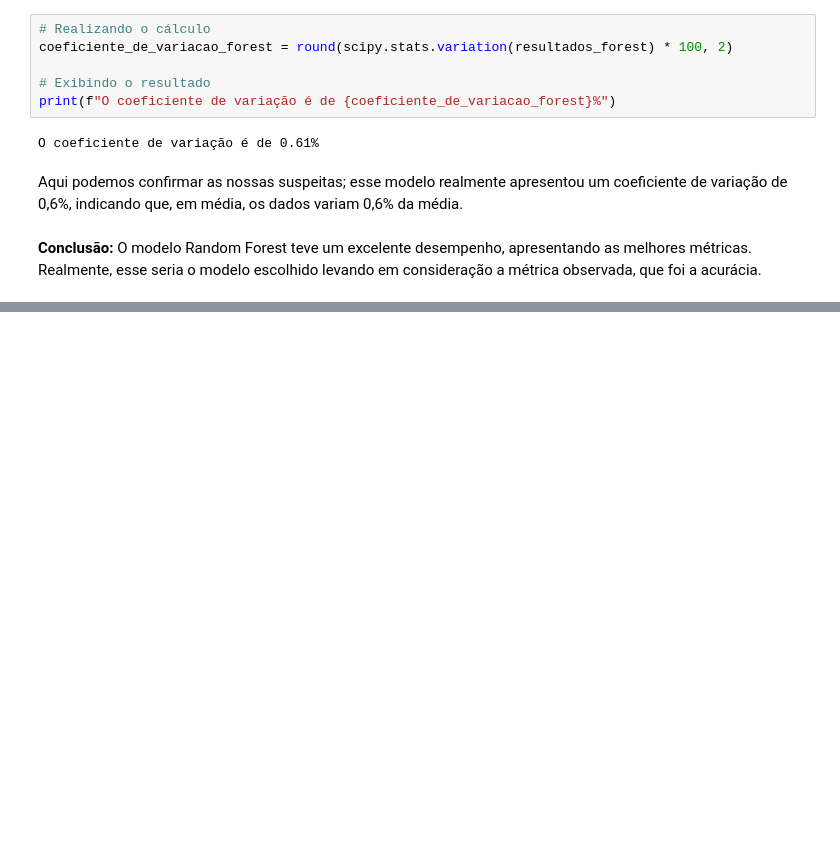
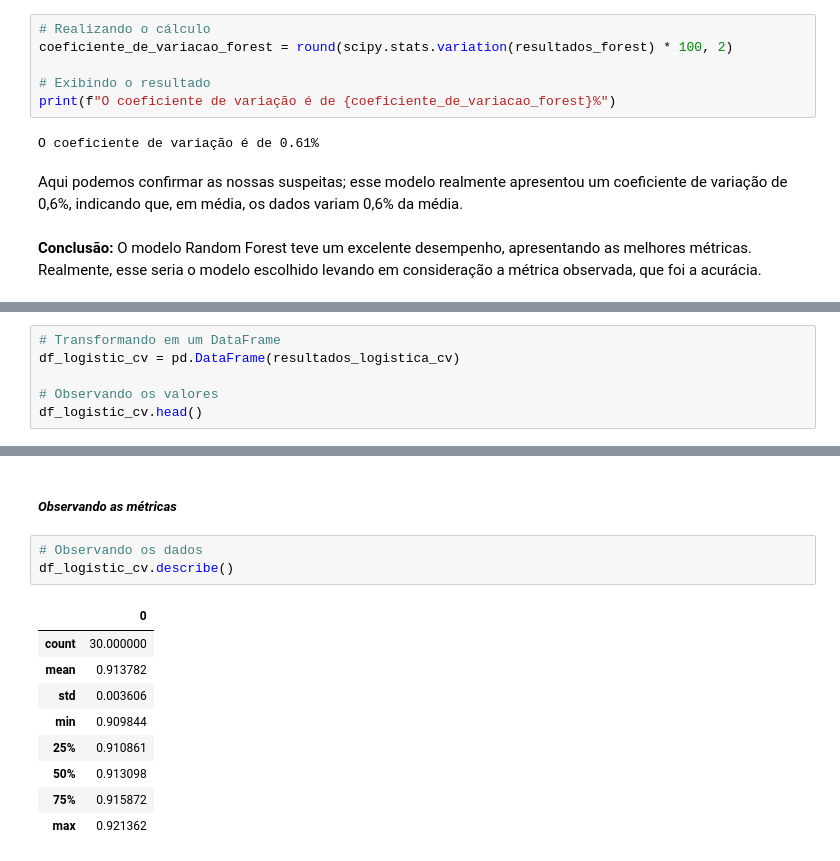
Before and after one commit to JosenildoJunior/StatPyDataScience, a Jupyter notebook: Medidas_de_posição_e_dispersão.ipynb, the cells around one changed output, grey strips where cells are left out. Saved outputs shown, nothing was run; the diff lists cells and outputs as text; blank space fills up the shorter version.

```diff
--- a/Medidas_de_posição_e_dispersão.ipynb
+++ b/Medidas_de_posição_e_dispersão.ipynb
@@ -1073,0 +1191,6 @@ O modelo Random Forest teve um excelente desempenho, apresentando as melhores m
+# %%
+# Transformando em um DataFrame
+df_logistic_cv = pd.DataFrame(resultados_logistica_cv)
+
+# Observando os valores
+df_logistic_cv.head()
@@ -1073,0 +1204,15 @@ O modelo Random Forest teve um excelente desempenho, apresentando as melhores m
+# %% [markdown]
+##### *Observando as métricas*
+# %%
+# Observando os dados
+df_logistic_cv.describe()
+# %% [output]
+|  | 0 |
+| count | 30.000000 |
+| mean | 0.913782 |
+| std | 0.003606 |
+| min | 0.909844 |
+| 25% | 0.910861 |
+| 50% | 0.913098 |
+| 75% | 0.915872 |
+| max | 0.921362 |
```
Also changed, not shown: parts of 36 cells of this notebook.
